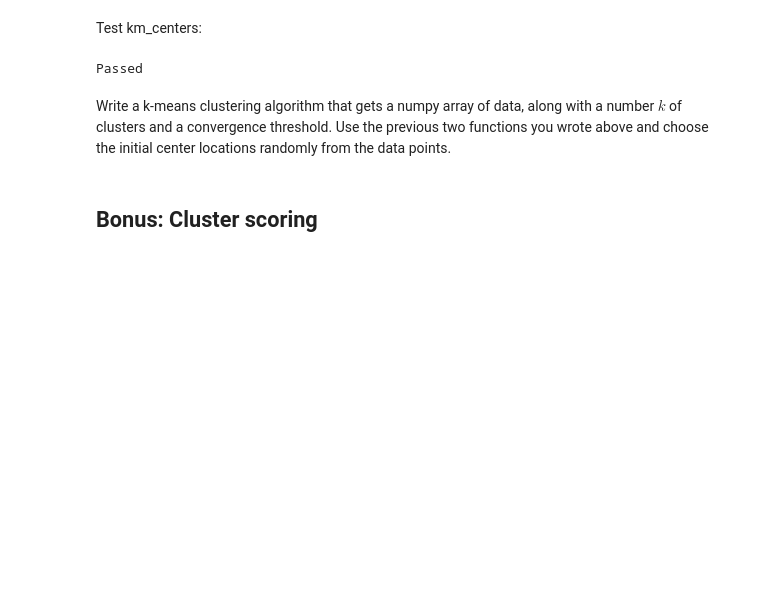
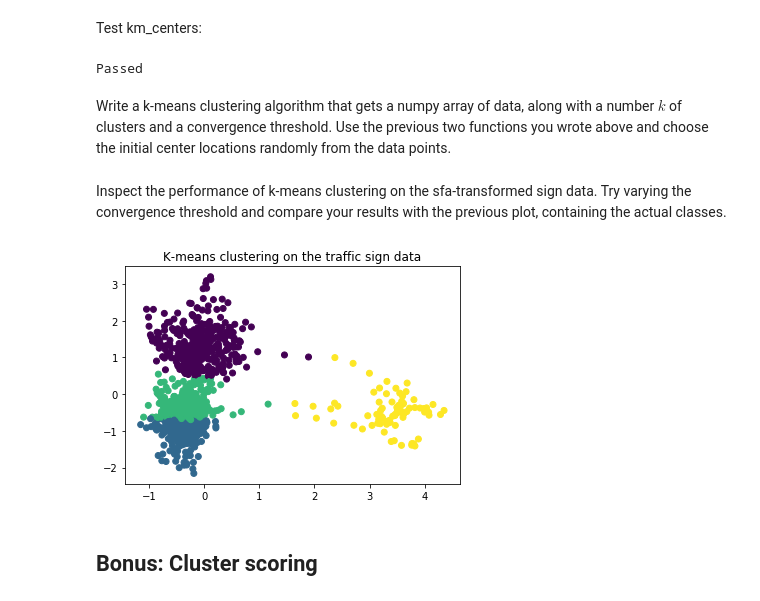
Before and after one commit to hlynurd/unsupervised-vizdoom, a Jupyter notebook: old_notebooks/trafficsign_gtestw.ipynb, the cells around one changed output. Cells and saved outputs as stored; diff of their text form; code cells hidden in the pictures; blank space fills up the shorter version.

```diff
--- a/old_notebooks/trafficsign_gtestw.ipynb
+++ b/old_notebooks/trafficsign_gtestw.ipynb
@@ -375,9 +369,21 @@ def k_means(data, n_clusters, threshold):
     """
 
     ### YOUR CODE STARTS HERE ###
-
+    kmeans = KMeans(init='random', n_clusters=n_clusters)
+    kmeans.fit(slow_features)
+    assignment = kmeans.predict(slow_features)
     ### YOUR CODE ENDS HERE ###
     return assignment
+# %% [markdown]
+Inspect the performance of k-means clustering on the sfa-transformed sign data. Try varying the convergence threshold and compare your results with the previous plot, containing the actual classes.
+# %%
+slow_features = slow_feature_analysis(X, 2)
+classes = k_means(slow_features, ini_clusters, threshold=0.001)
+plt.scatter(slow_features[:,0], slow_features[:,1], c=classes)
+plt.title("K-means clustering on the traffic sign data")
+plt.show()
+# %% [output]
+[figure, added]
 # %% [markdown]
 ## Bonus: Cluster scoring
 # %%
```
Also changed, not shown: parts of 16 cells of this notebook.
